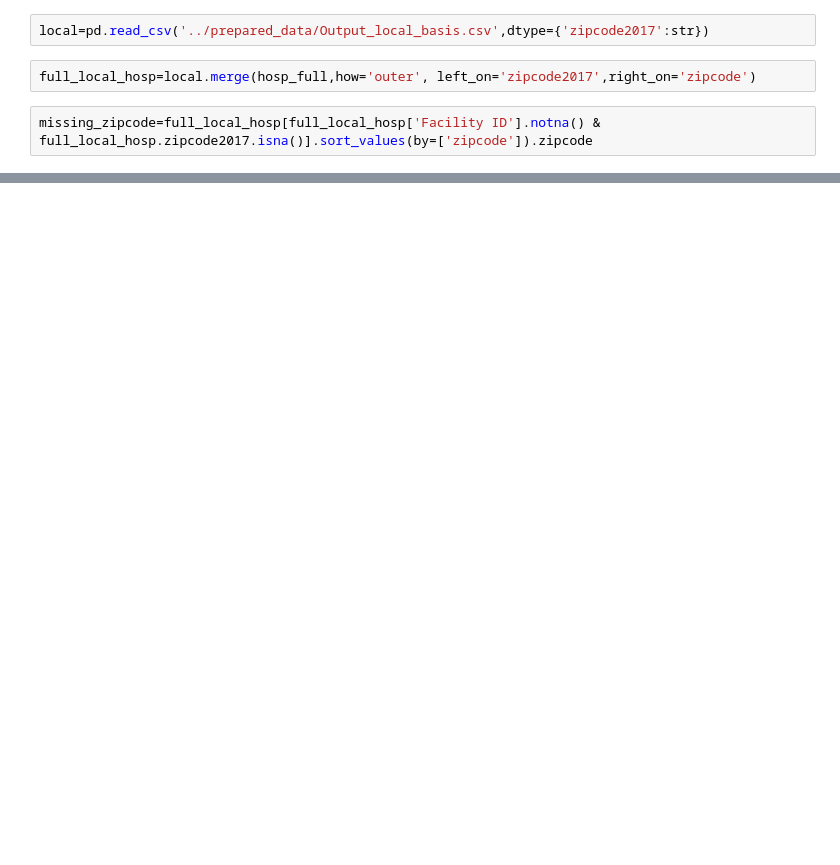
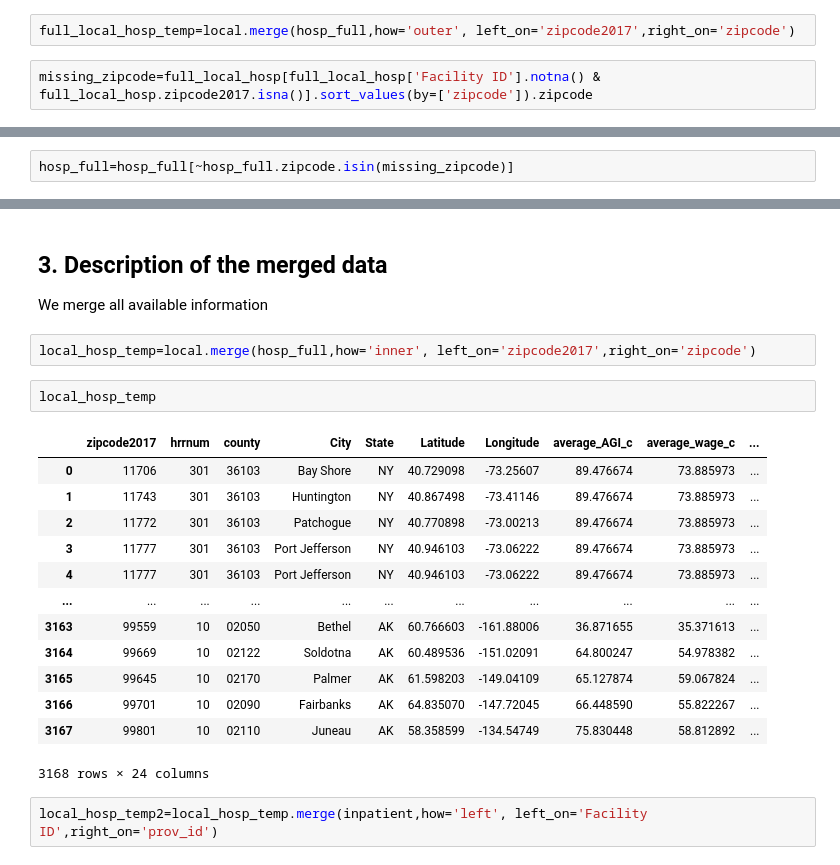
Before and after one commit to Camille2T/healthcare_costs_simulator, a Jupyter notebook: raw_inputs/Data wrangling.ipynb, the cells around one changed output, grey strips where cells are left out. Saved outputs shown, nothing was run; the diff lists cells and outputs as text; blank space fills up the shorter version.

```diff
--- a/raw_inputs/Data wrangling.ipynb
+++ b/raw_inputs/Data wrangling.ipynb
@@ -518,6 +491,4 @@ Almost 200 missing information comes from zipcode starting with a zero...
-# %%
-local=pd.read_csv('../prepared_data/Output_local_basis.csv',dtype={'zipcode2017':str})
 # %%
-full_local_hosp=local.merge(hosp_full,how='outer', left_on='zipcode2017',right_on='zipcode')
+full_local_hosp_temp=local.merge(hosp_full,how='outer', left_on='zipcode2017',right_on='zipcode')
 # %%
 missing_zipcode=full_local_hosp[full_local_hosp['Facility ID'].notna() & full_local_hosp.zipcode2017.isna()].sort_values(by=['zipcode']).zipcode
@@ -781,0 +495,2 @@ us-zip-code-latitude-and-longitude.csv
+# %%
+hosp_full=hosp_full[~hosp_full.zipcode.isin(missing_zipcode)]
@@ -781,0 +507,24 @@ us-zip-code-latitude-and-longitude.csv
+# %% [markdown]
+## 3. Description of the merged data
+
+We merge all available information
+# %%
+local_hosp_temp=local.merge(hosp_full,how='inner', left_on='zipcode2017',right_on='zipcode')
+# %%
+local_hosp_temp
+# %% [output]
+|  | zipcode2017 | hrrnum | county | City | State | Latitude | Longitude | average_AGI_c | average_wage_c | ... |
+| 0 | 11706 | 301 | 36103 | Bay Shore | NY | 40.729098 | -73.25607 | 89.476674 | 73.885973 | ... |
+| 1 | 11743 | 301 | 36103 | Huntington | NY | 40.867498 | -73.41146 | 89.476674 | 73.885973 | ... |
+| 2 | 11772 | 301 | 36103 | Patchogue | NY | 40.770898 | -73.00213 | 89.476674 | 73.885973 | ... |
+| 3 | 11777 | 301 | 36103 | Port Jefferson | NY | 40.946103 | -73.06222 | 89.476674 | 73.885973 | ... |
+| 4 | 11777 | 301 | 36103 | Port Jefferson | NY | 40.946103 | -73.06222 | 89.476674 | 73.885973 | ... |
+| ... | ... | ... | ... | ... | ... | ... | ... | ... | ... | ... |
+| 3163 | 99559 | 10 | 02050 | Bethel | AK | 60.766603 | -161.88006 | 36.871655 | 35.371613 | ... |
+| 3164 | 99669 | 10 | 02122 | Soldotna | AK | 60.489536 | -151.02091 | 64.800247 | 54.978382 | ... |
+| 3165 | 99645 | 10 | 02170 | Palmer | AK | 61.598203 | -149.04109 | 65.127874 | 59.067824 | ... |
+| 3166 | 99701 | 10 | 02090 | Fairbanks | AK | 64.835070 | -147.72045 | 66.448590 | 55.822267 | ... |
+| 3167 | 99801 | 10 | 02110 | Juneau | AK | 58.358599 | -134.54749 | 75.830448 | 58.812892 | ... |
+3168 rows × 24 columns
+# %%
+local_hosp_temp2=local_hosp_temp.merge(inpatient,how='left', left_on='Facility ID',right_on='prov_id')
```
Also changed, not shown: parts of 61 cells of this notebook, 43 other files.
